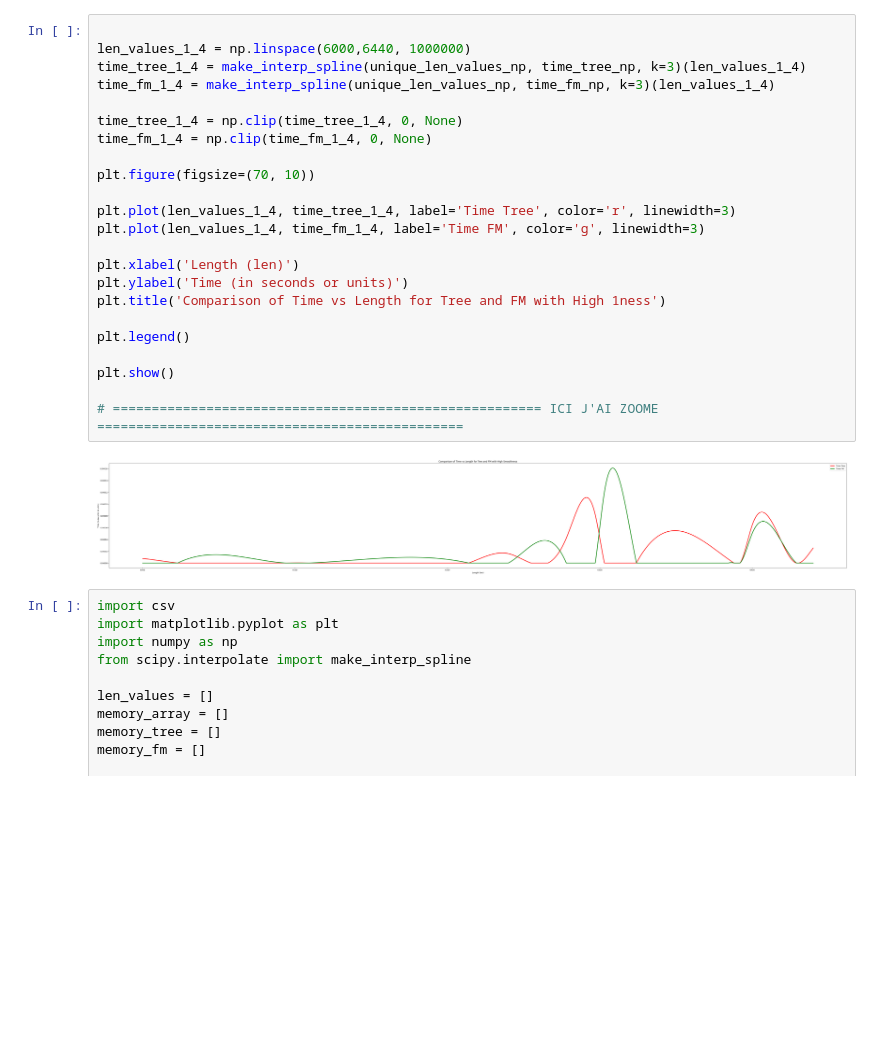
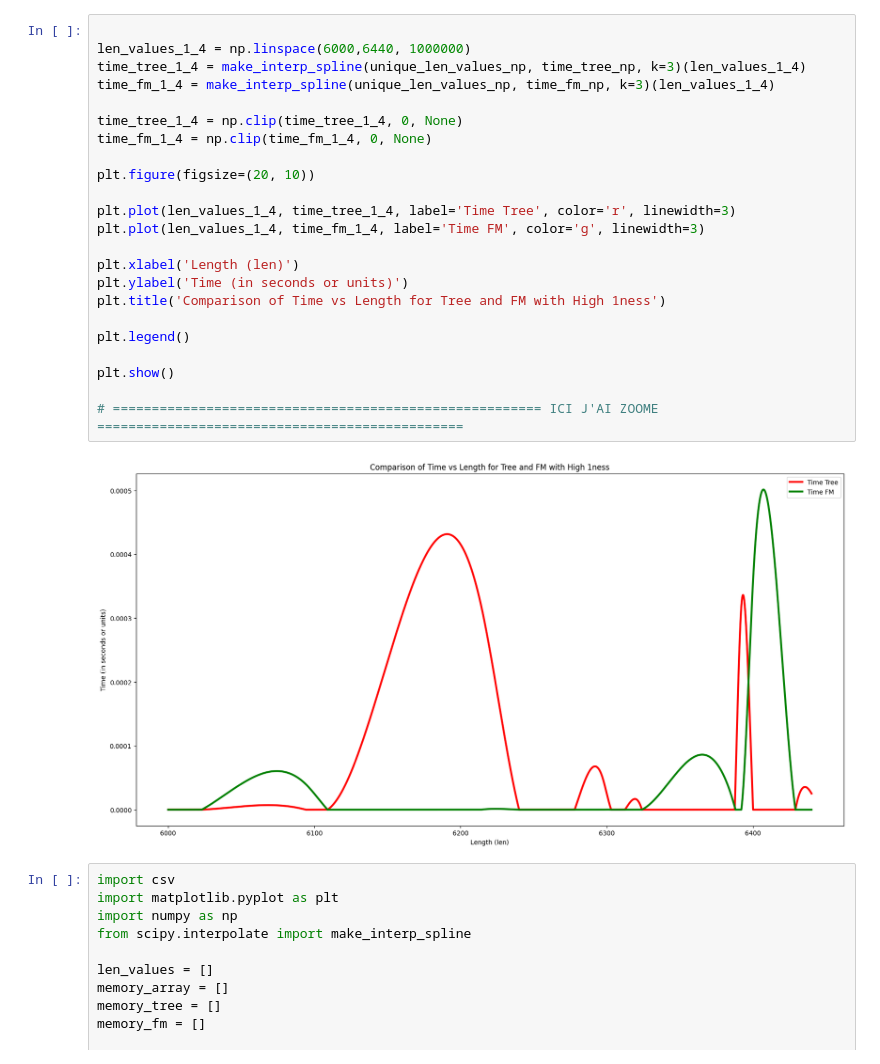
Before and after one commit to YounesBensafia/Pattern-searching-in-a-text, a Jupyter notebook: analyse.ipynb, the cells around one changed output. Saved outputs shown, nothing was run; the diff lists cells and outputs as text; blank space fills up the shorter version.

```diff
--- a/analyse.ipynb
+++ b/analyse.ipynb
@@ -51,28 +51,28 @@ plt.show()
 # %%
 
 len_values_1_4 = np.linspace(6000,6440, 1000000)
 time_tree_1_4 = make_interp_spline(unique_len_values_np, time_tree_np, k=3)(len_values_1_4)
 time_fm_1_4 = make_interp_spline(unique_len_values_np, time_fm_np, k=3)(len_values_1_4)
 
 time_tree_1_4 = np.clip(time_tree_1_4, 0, None)
 time_fm_1_4 = np.clip(time_fm_1_4, 0, None)
 
-plt.figure(figsize=(70, 10))
+plt.figure(figsize=(20, 10))
 
 plt.plot(len_values_1_4, time_tree_1_4, label='Time Tree', color='r', linewidth=3)
 plt.plot(len_values_1_4, time_fm_1_4, label='Time FM', color='g', linewidth=3)
 
 plt.xlabel('Length (len)')
 plt.ylabel('Time (in seconds or units)')
 plt.title('Comparison of Time vs Length for Tree and FM with High 1ness')
 
 plt.legend()
 
 plt.show()
 
 # ======================================================= ICI J'AI ZOOME ===============================================
 # %% [output]
-[figure, old version]
+[figure, new version]
 # %%
 import csv
 import matplotlib.pyplot as plt
```
Also changed, not shown: parts of 1 cell of this notebook, 4 other files.
